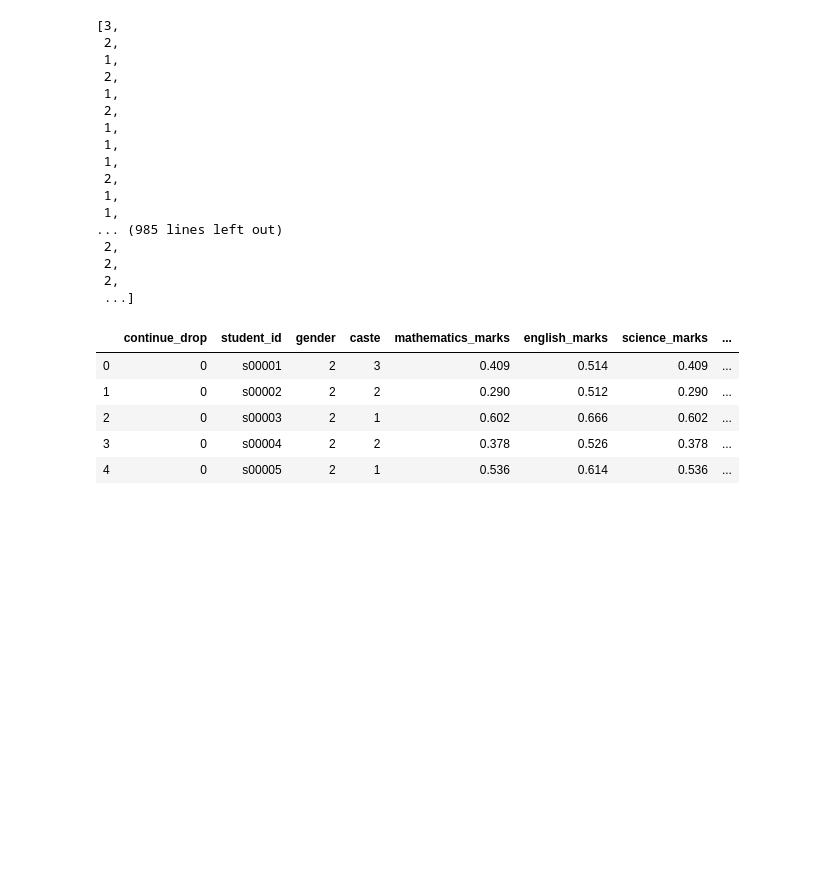
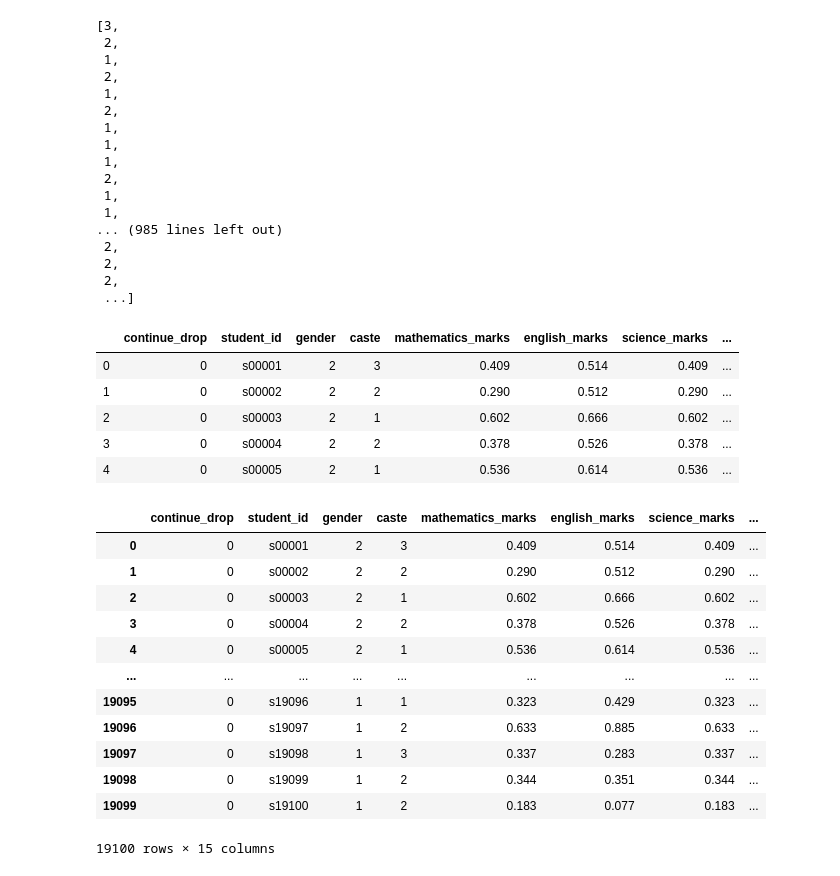
Before and after one commit to loksundar/student-dropout, a Jupyter notebook: datamanipulation.ipynb, the cells around one changed output. Drawn from its saved outputs; the diff is of its cells as text; code cells hidden in the pictures; blank space fills up the shorter version.

```diff
--- a/datamanipulation.ipynb
+++ b/datamanipulation.ipynb
@@ -72,6 +79,7 @@ dat.head()
 | 3 | 0 | s00004 | F | BC | 0.378 | 0.526 | 0.378 | ... |
 | 4 | 0 | s00005 | F | OC | 0.536 | 0.614 | 0.536 | ... |
 # %%
+dat['continue_drop']=atr
 gen=[]
 for x in dat['gender'] :
     if x=="M" :
@@ -120,6 +128,7 @@ True     15928
 False     2834
 Name: internet, dtype: int64
 # %%
+dat['gender']=gen
 inter=[]
 for x in dat['internet'] :
     if x==0 :
@@ -157,6 +166,7 @@ dat.head()
 | 3 | 0 | s00004 | 2 | BC | 0.378 | 0.526 | 0.378 | ... |
 | 4 | 0 | s00005 | 2 | OC | 0.536 | 0.614 | 0.536 | ... |
 # %%
+dat['internet']=inter
 gua=[]
 for x in dat['guardian']:
     if x=="mother" :
@@ -204,6 +214,7 @@ OC    2952
 ST    1034
 Name: caste, dtype: int64
 # %%
+dat['guardian']=gua
 caste=[]
 for x in dat['caste']:
     if x=="OC" :
@@ -248,0 +304,16 @@ dat.to_csv(r'modstudent.csv',header=True,index=None)
+# %%
+transf(dat)
+# %% [output]
+|  | continue_drop | student_id | gender | caste | mathematics_marks | english_marks | science_marks | ... |
+| 0 | 0 | s00001 | 2 | 3 | 0.409 | 0.514 | 0.409 | ... |
+| 1 | 0 | s00002 | 2 | 2 | 0.290 | 0.512 | 0.290 | ... |
+| 2 | 0 | s00003 | 2 | 1 | 0.602 | 0.666 | 0.602 | ... |
+| 3 | 0 | s00004 | 2 | 2 | 0.378 | 0.526 | 0.378 | ... |
+| 4 | 0 | s00005 | 2 | 1 | 0.536 | 0.614 | 0.536 | ... |
+| ... | ... | ... | ... | ... | ... | ... | ... | ... |
+| 19095 | 0 | s19096 | 1 | 1 | 0.323 | 0.429 | 0.323 | ... |
+| 19096 | 0 | s19097 | 1 | 2 | 0.633 | 0.885 | 0.633 | ... |
+| 19097 | 0 | s19098 | 1 | 3 | 0.337 | 0.283 | 0.337 | ... |
+| 19098 | 0 | s19099 | 1 | 2 | 0.344 | 0.351 | 0.344 | ... |
+| 19099 | 0 | s19100 | 1 | 2 | 0.183 | 0.077 | 0.183 | ... |
+19100 rows × 15 columns
```
Also changed, not shown: parts of 3 cells of this notebook, 9 other files.
